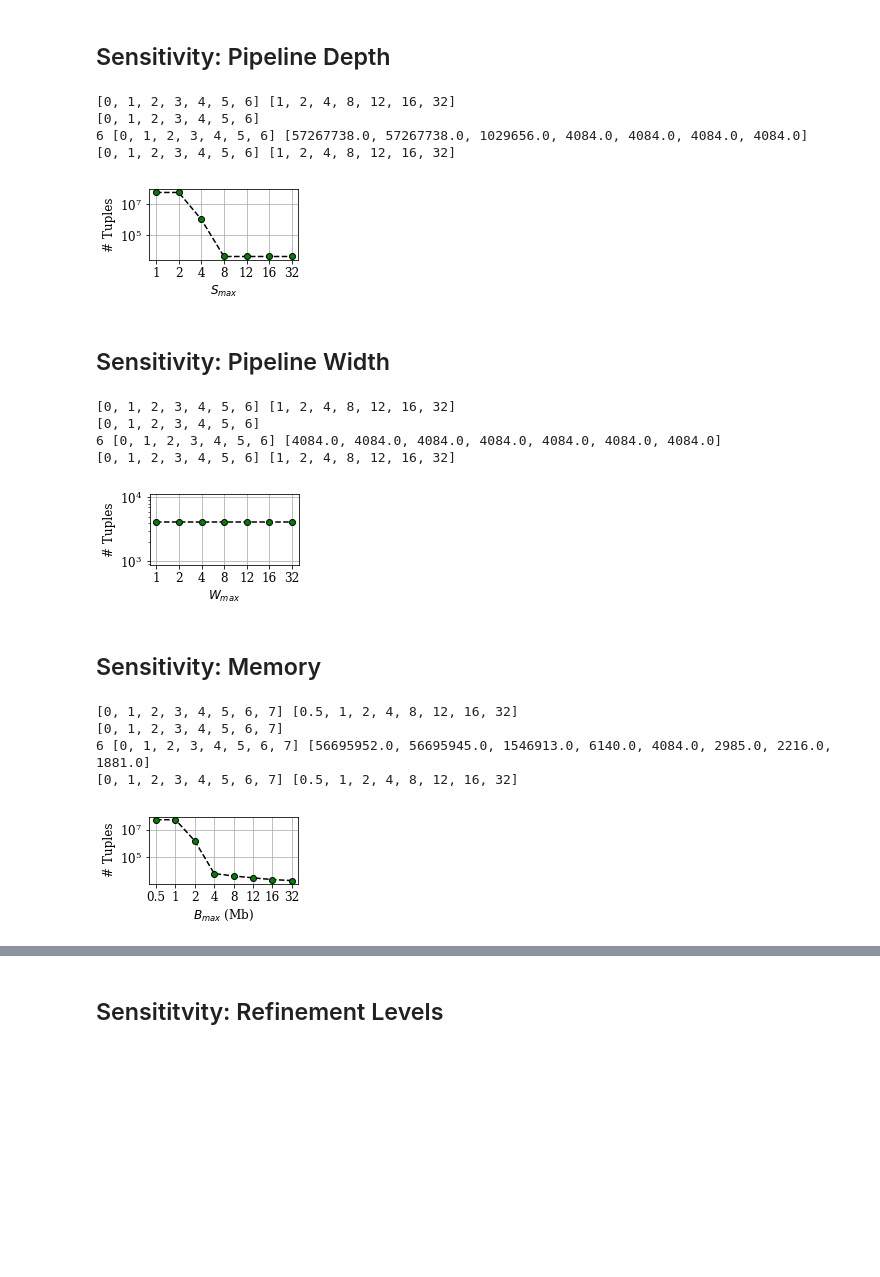
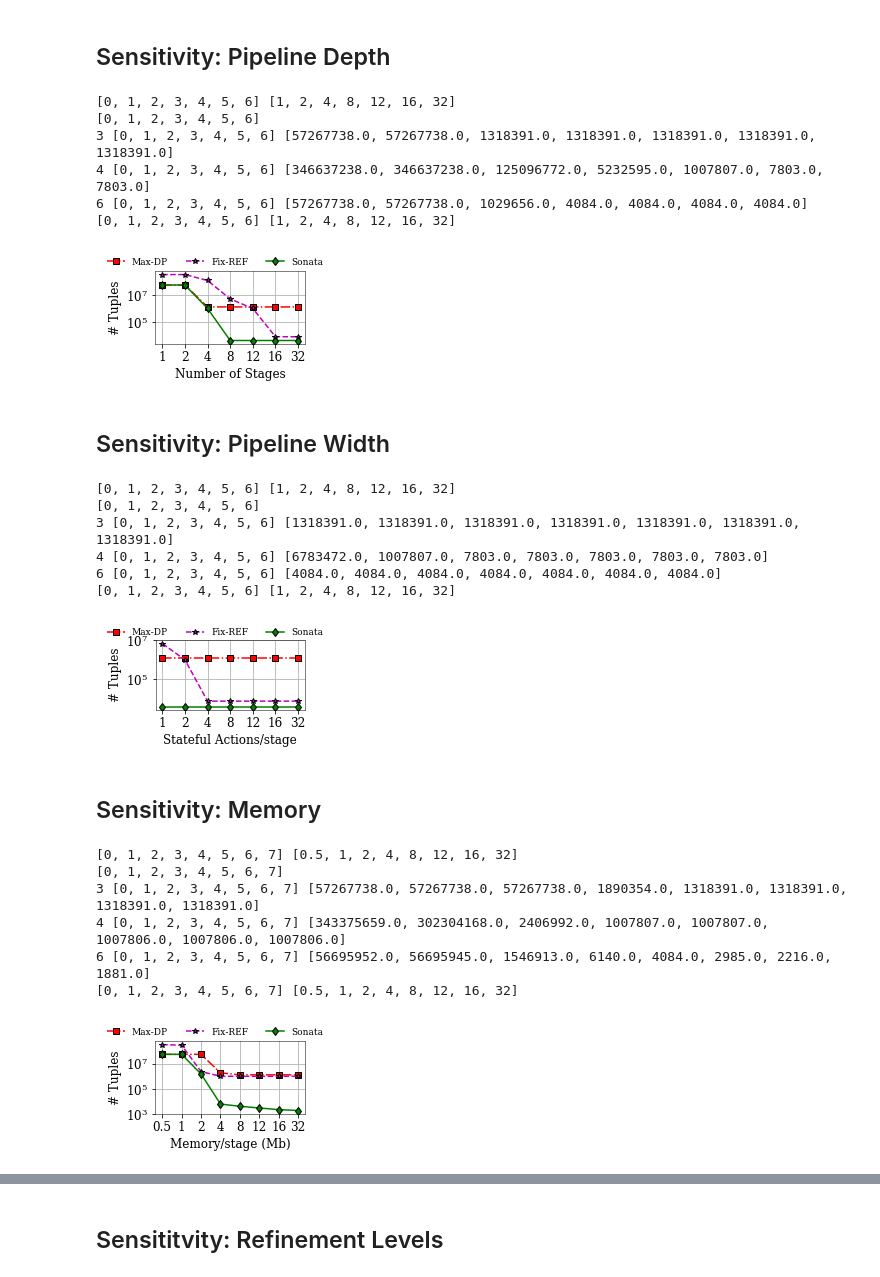
Before and after one commit to agupta13/SONATA-DEV, a Jupyter notebook: analysis/performance_eval/plot_results/plot_results.ipynb, the cells around one changed output, grey strips where cells are left out. Drawn from its saved outputs; the diff is of its cells as text; code cells hidden in the pictures; blank space fills up the shorter version.

```diff
--- a/analysis/performance_eval/plot_results/plot_results.ipynb
+++ b/analysis/performance_eval/plot_results/plot_results.ipynb
@@ -546,8 +566,9 @@ data = {1: {32: 2*56695698, 1: 2*56695698, 2: 2*56695698, 4: 2*56695698, 8: 2*56
         6: {32: 4084.0, 1: 57267738.0, 2: 57267738.0, 4: 1029656.0, 8: 4084.0, 12: 4084.0, 16: 4084.0}}
 
 Ds = [1,2,4,8,12,16,32]
-modes = [6]
+modes = [3,4,6]
 modes_2_labels = {1: "Pl1", 2: "Pl2", 3: "Pl3", 4: "Pl4", 6: "Sonata"}
+modes_2_labels = {1: "All-SP", 2: "Filter-DP", 3: "Max-DP", 4: "Fix-REF", 6: "Sonata"}
 hatches = {0:'/', 1:'-', 2:'+', 3:'o', 4:'\\', 5:'x', 6:'o', 7:'O', 8:'.'}
 
 matplotlib.rc('text', usetex=False)
@@ -584,11 +605,12 @@ def draw_plots(data, modes, modes_2_labels):
 
         print mode, x, y
 #         ax.bar(x, y, bar_width, alpha=0.8, color=color_n[mode], hatch = hatches[mode],label=modes_2_labels[mode])
-        pl.plot(x,y,label=modes_2_labels[mode],color='k',linestyle='--', marker='o', mec='k', mfc='g')
+        pl.plot(x,y,label=modes_2_labels[mode],color=color_n[mode],linestyle=linestyles[mode], marker=markers[mode],
+                mec='k', mfc=color_n[mode])
 
         ctr += 1
 
-    plt.xlabel(r'$S_{max}$')
+    plt.xlabel('Number of Stages')
     plt.ylabel('# Tuples')
 
     print ticks, qids
@@ -597,8 +619,8 @@ def draw_plots(data, modes, modes_2_labels):
     #ax.set_xlim(xmax=5.25)
     ax.set_yscale("log", nonposy='clip')
 #     ax.set_xlim(xmin=0.75)
-#     ax.legend(loc='upper center', bbox_to_anchor=(0.5, 1.2),
-#               ncol=5, fancybox=False, shadow=False)
+    ax.legend(loc='upper center', bbox_to_anchor=(0.4, 1.3),
+              ncol=3, fancybox=False, shadow=False, fontsize=9, frameon=False)
     fname = "/Users/arpit/Documents/nsdi18/writing/figures/sensitivity_D_analysis.eps"
     plt.tight_layout()
     plot_name = fname
@@ -611,9 +633,11 @@ draw_plots(data, modes, modes_2_labels)
 # %% [output]
 [0, 1, 2, 3, 4, 5, 6] [1, 2, 4, 8, 12, 16, 32]
 [0, 1, 2, 3, 4, 5, 6]
+3 [0, 1, 2, 3, 4, 5, 6] [57267738.0, 57267738.0, 1318391.0, 1318391.0, 1318391.0, 1318391.0, 1318391.0]
+4 [0, 1, 2, 3, 4, 5, 6] [346637238.0, 346637238.0, 125096772.0, 5232595.0, 1007807.0, 7803.0, 7803.0]
 6 [0, 1, 2, 3, 4, 5, 6] [57267738.0, 57267738.0, 1029656.0, 4084.0, 4084.0, 4084.0, 4084.0]
 [0, 1, 2, 3, 4, 5, 6] [1, 2, 4, 8, 12, 16, 32]
-[figure, old version]
+[figure, new version]
 # %% [markdown]
 ## Sensitivity: Pipeline Width
 # %%
@@ -626,6 +650,9 @@ data = {1: {32: 113391396, 1: 113391396, 2: 113391396, 4: 113391396, 8: 11339139
 Ds = [1,2,4,8,12,16,32]
 modes = [6]
 modes_2_labels = {1: "Pl1", 2: "Pl2", 3: "Pl3", 4: "Pl4", 6: "Sonata"}
+modes = [3,4,6]
+modes_2_labels = {1: "Pl1", 2: "Pl2", 3: "Pl3", 4: "Pl4", 6: "Sonata"}
+modes_2_labels = {1: "All-SP", 2: "Filter-DP", 3: "Max-DP", 4: "Fix-REF", 6: "Sonata"}
 hatches = {0:'/', 1:'-', 2:'+', 3:'o', 4:'\\', 5:'x', 6:'o', 7:'O', 8:'.'}
 matplotlib.rcParams['font.size']= 12
 
@@ -652,11 +679,13 @@ def draw_plots(data, modes, modes_2_labels):
         x= xlab
         print mode, x, y
         #ax.bar(x, y, bar_width, alpha=0.8, color=color_n[mode], hatch = hatches[mode],label=modes_2_labels[mode])
-        pl.plot(x,y,label=modes_2_labels[mode],color='k',linestyle='--', marker='o', mec='k', mfc='g')
+#         pl.plot(x,y,label=modes_2_labels[mode],color='k',linestyle='--', marker='o', mec='k', mfc='g')
+        pl.plot(x,y,label=modes_2_labels[mode],color=color_n[mode],linestyle=linestyles[mode], marker=markers[mode],
+                mec='k', mfc=color_n[mode])
 
         ctr += 1
 
-    plt.xlabel(r'$W_{max}$')
+    plt.xlabel('Stateful Actions/stage')
     plt.ylabel('# Tuples')
 
     print ticks, qids
@@ -665,8 +694,8 @@ def draw_plots(data, modes, modes_2_labels):
     #ax.set_xlim(xmax=5.25)
     ax.set_yscale("log", nonposy='clip')
 #     ax.set_xlim(xmin=0.75)
-#     ax.legend(loc='upper center', bbox_to_anchor=(0.5, 1.2),
-#               ncol=5, fancybox=False, shadow=False)
+    ax.legend(loc='upper center', bbox_to_anchor=(0.4, 1.3),
+              ncol=3, fancybox=False, shadow=False, fontsize=9, frameon=False)
     fname = "/Users/arpit/Documents/nsdi18/writing/figures/sensitivity_W_analysis.eps"
     plt.tight_layout()
     plot_name = fname
@@ -679,9 +708,11 @@ draw_plots(data, modes, modes_2_labels)
 # %% [output]
 [0, 1, 2, 3, 4, 5, 6] [1, 2, 4, 8, 12, 16, 32]
 [0, 1, 2, 3, 4, 5, 6]
+3 [0, 1, 2, 3, 4, 5, 6] [1318391.0, 1318391.0, 1318391.0, 1318391.0, 1318391.0, 1318391.0, 1318391.0]
+4 [0, 1, 2, 3, 4, 5, 6] [6783472.0, 1007807.0, 7803.0, 7803.0, 7803.0, 7803.0, 7803.0]
 6 [0, 1, 2, 3, 4, 5, 6] [4084.0, 4084.0, 4084.0, 4084.0, 4084.0, 4084.0, 4084.0]
 [0, 1, 2, 3, 4, 5, 6] [1, 2, 4, 8, 12, 16, 32]
-[figure, old version]
+[figure, new version]
 # %% [markdown]
 ## Sensitivity: Memory
 # %%
@@ -696,6 +727,9 @@ Ds = data[6].keys()
 Ds.sort()
 modes = [6]
 modes_2_labels = {1: "Pl1", 2: "Pl2", 3: "Pl3", 4: "Pl4", 6: "Sonata"}
+modes = [3,4,6]
+modes_2_labels = {1: "Pl1", 2: "Pl2", 3: "Pl3", 4: "Pl4", 6: "Sonata"}
+modes_2_labels = {1: "All-SP", 2: "Filter-DP", 3: "Max-DP", 4: "Fix-REF", 6: "Sonata"}
 hatches = {0:'/', 1:'-', 2:'+', 3:'o', 4:'\\', 5:'x', 6:'o', 7:'O', 8:'.'}
 
 matplotlib.rc('text', usetex=False)
@@ -730,35 +764,39 @@ def draw_plots(data, modes, modes_2_labels):
 
         x = xlab
 
         print mode, x, y
         #ax.bar(x, y, bar_width, alpha=0.8, color=color_n[mode], hatch = hatches[mode],label=modes_2_labels[mode])
-        pl.plot(x,y,label=modes_2_labels[mode],color='k',linestyle='--', marker='o', mec='k', mfc='g')
+#         pl.plot(x,y,label=modes_2_labels[mode],color='k',linestyle='--', marker='o', mec='k', mfc='g')
+        pl.plot(x,y,label=modes_2_labels[mode],color=color_n[mode],linestyle=linestyles[mode], marker=markers[mode],
+                mec='k', mfc=color_n[mode])
 
         ctr += 1
 
-    plt.xlabel(r'$B_{max}$ (Mb)')
+    plt.xlabel('Memory/tage (Mb)')
     plt.ylabel('# Tuples')
 
     print ticks, qids
     plt.xticks(ticks, qids, rotation=0)
     ax.grid(True)
     #ax.set_xlim(xmax=5.25)
     ax.set_yscale("log", nonposy='clip')
 #     ax.set_xlim(xmin=0.75)
-#     ax.legend(loc='upper center', bbox_to_anchor=(0.5, 1.2),
-#               ncol=5, fancybox=False, shadow=False)
+    ax.legend(loc='upper center', bbox_to_anchor=(0.4, 1.3),
+              ncol=3, fancybox=False, shadow=False, fontsize=9, frameon=False)
     fname = "/Users/arpit/Documents/nsdi18/writing/figures/sensitivity_B_analysis.eps"
     plt.tight_layout()
     plot_name = fname
     pl.savefig(plot_name)
     plt.show()
     pass
 
 # plot_data = get_plot_data(data)
 draw_plots(data, modes, modes_2_labels)
 # %% [output]
 [0, 1, 2, 3, 4, 5, 6, 7] [0.5, 1, 2, 4, 8, 12, 16, 32]
 [0, 1, 2, 3, 4, 5, 6, 7]
+3 [0, 1, 2, 3, 4, 5, 6, 7] [57267738.0, 57267738.0, 57267738.0, 1890354.0, 1318391.0, 1318391.0, 1318391.0, 1318391.0]
+4 [0, 1, 2, 3, 4, 5, 6, 7] [343375659.0, 302304168.0, 2406992.0, 1007807.0, 1007807.0, 1007806.0, 1007806.0, 1007806.0]
 6 [0, 1, 2, 3, 4, 5, 6, 7] [56695952.0, 56695945.0, 1546913.0, 6140.0, 4084.0, 2985.0, 2216.0, 1881.0]
 [0, 1, 2, 3, 4, 5, 6, 7] [0.5, 1, 2, 4, 8, 12, 16, 32]
-[figure, old version]
+[figure, new version]
```
Also changed, not shown: parts of 6 cells of this notebook, 9 other files.
